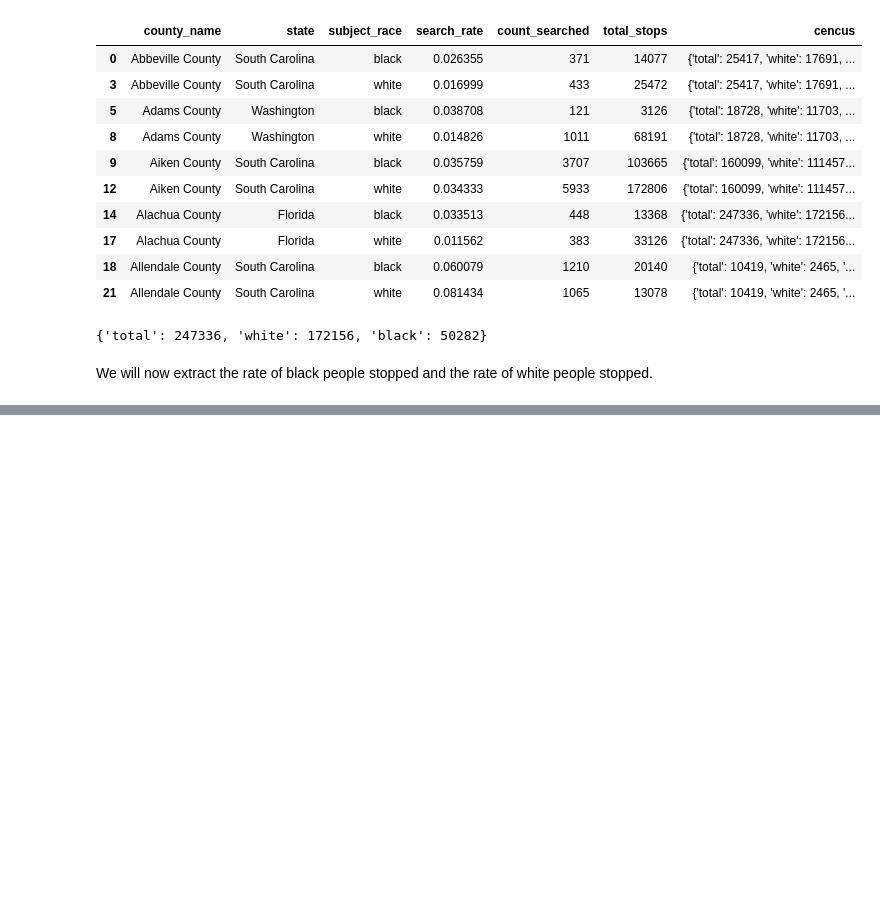
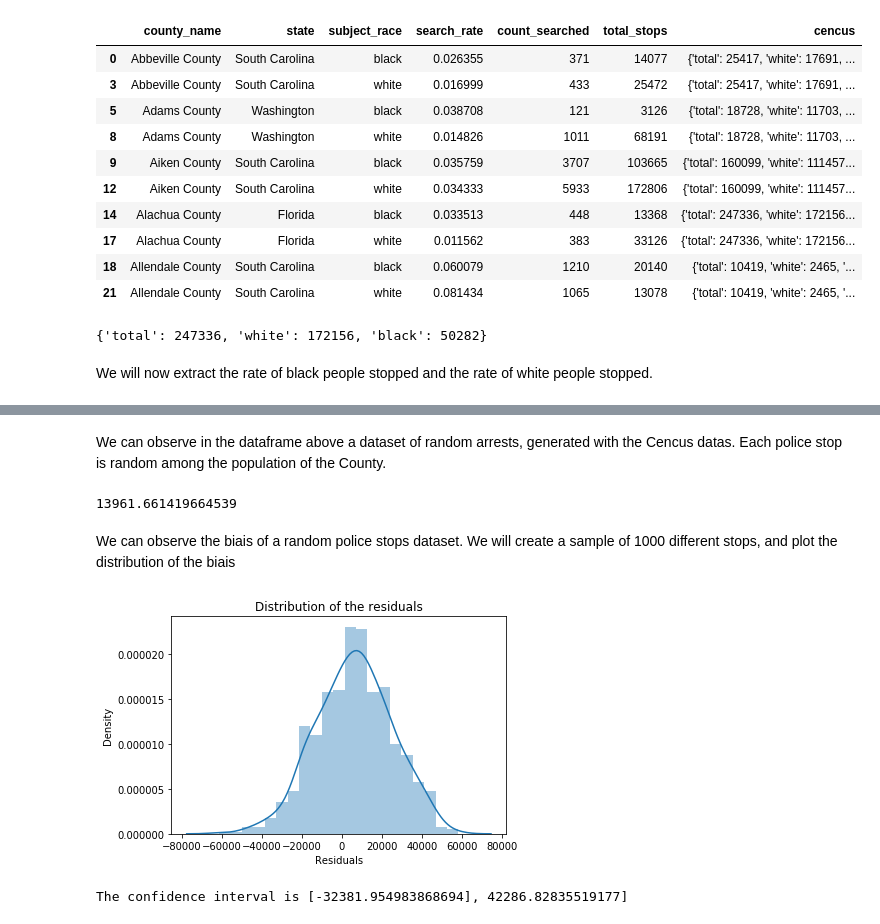
Before and after one commit to epfl-ada/ada-2020-project-milestone-p3-p3_adahn, a Jupyter notebook: Cencus Dataset.ipynb, the cells around one changed output, grey strips where cells are left out. Cells and saved outputs as stored; diff of their text form; code cells hidden in the pictures; blank space fills up the shorter version.

Commit message:
add confidence interval

```diff
--- a/Cencus Dataset.ipynb
+++ b/Cencus Dataset.ipynb
@@ -328,0 +417,37 @@ TODO
+# %% [markdown]
+We can observe in the dataframe above a dataset of random arrests, generated with the Cencus datas. Each police stop is random among the population of the County.
+# %%
+# Compute the biais
+def compute_biais_of_random_df(df):
+    biais = 0;
+    for value in df.values:
+        biais += (value['black'] + value['white']) * (value['ratio'] - 1)
+
+    return biais
+
+compute_biais_of_random_df(create_random_df(ratios))
+# %% [output]
+13961.661419664539
+# %% [markdown]
+We can observe the biais of a random police stops dataset. We will create a sample of 1000 different stops, and plot the distribution of the biais
+# %%
+def confidence_interval_datas(df):
+    biais = [];
+    for i in range(700):
+        biais.append(compute_biais_of_random_df(create_random_df(df)))
+
+    return biais
+
+random.seed(42);
+biais = confidence_interval_datas(ratios)
+# %%
+sns.distplot(biais)
+plt.title('Distribution of the residuals')
+plt.xlabel('Residuals')
+plt.ylabel('Density')
+plt.show()
+
+print(f'The confidence interval is [{np.nanpercentile(biais, 2.5)}], {np.nanpercentile(biais, 97.5)}]')
+# %% [output]
+[figure, added]
+The confidence interval is [-32381.954983868694], 42286.82835519177]
```
Also changed, not shown: parts of 10 cells of this notebook.
